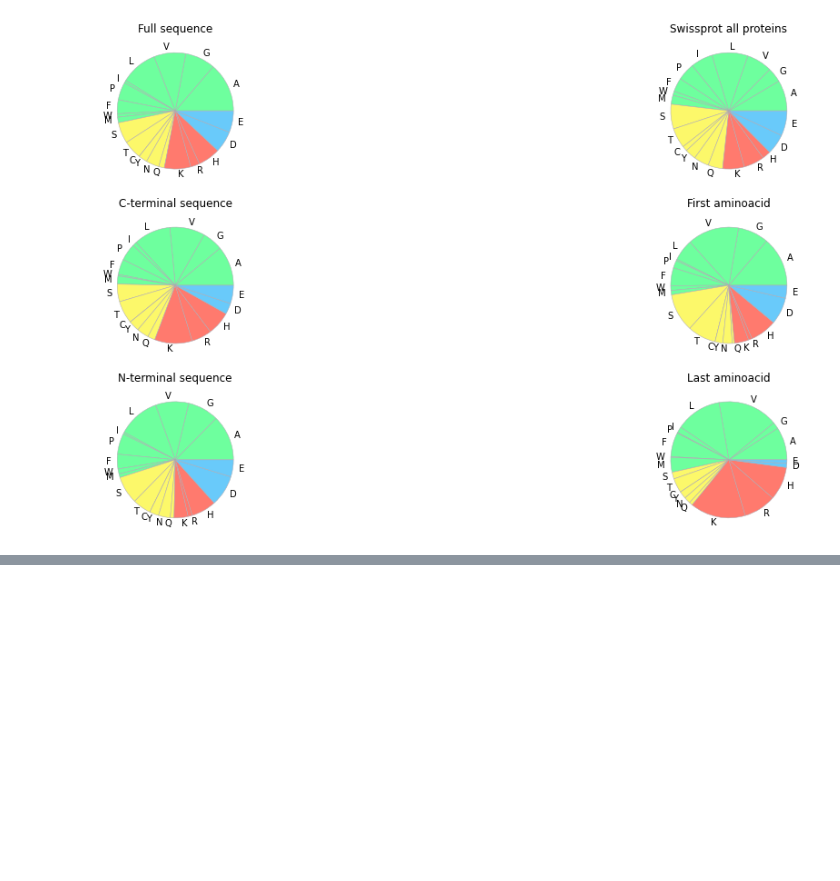
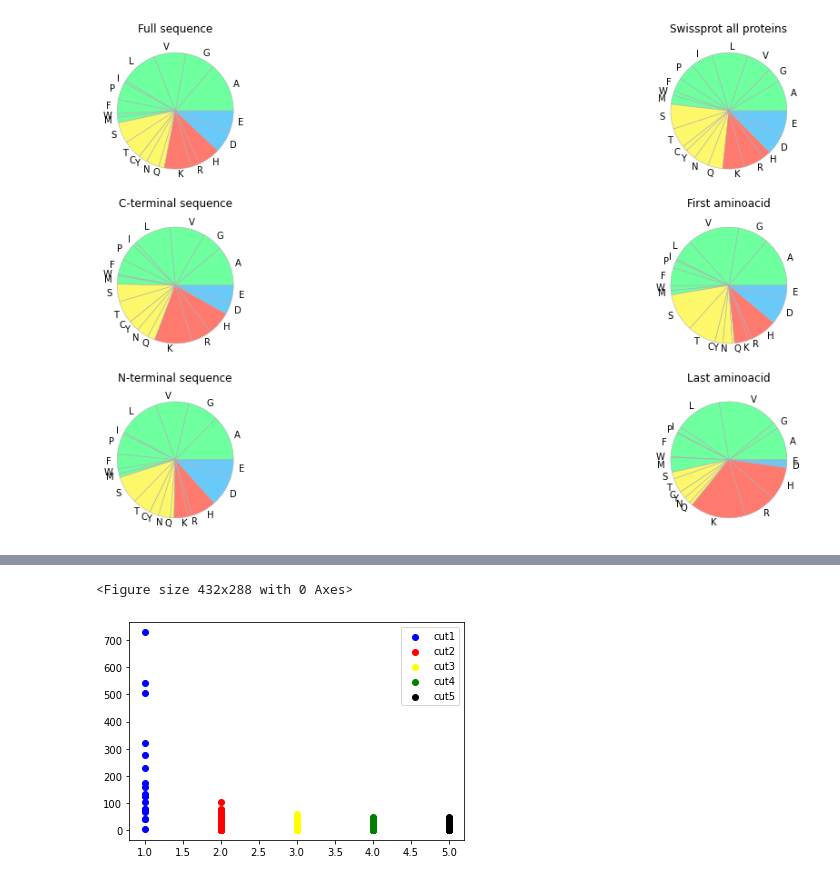
Before and after one commit to ErikHartman/peptidomic_py, a Jupyter notebook: playground.ipynb, the cells around one changed output, grey strips where cells are left out. Saved outputs shown, nothing was run; the diff lists cells and outputs as text; code cells hidden in the pictures; blank space fills up the shorter version.

```diff
--- a/methods.ipynb
+++ b/playground.ipynb
@@ -345,0 +485,26 @@ Text(0.5, 1.0, 'Last aminoacid')
+# %%
+
+cut_C_list={
+    1:list(df_1_C['count']),
+    2:list(df_2_C['count']),
+    3:list(df_3_C['count']),
+    4:list(df_4_C['count']),
+    5:list(df_5_C['count']),
+}
+# %%
+fig=plt.figure()
+len(cut_list[key])
+fig, ax = plt.subplots()
+ax.scatter([1]*len(cut_C_list[1]), cut_C_list[1],color='blue', label='cut1')
+ax.scatter([2]*len(cut_C_list[2]), cut_C_list[2],color='red', label='cut2')
+ax.scatter([3]*len(cut_C_list[3]), cut_C_list[3],color='yellow', label='cut3')
+ax.scatter([4]*len(cut_C_list[4]), cut_C_list[4],color='green', label='cut4')
+ax.scatter([5]*len(cut_C_list[5]), cut_C_list[5],color='black', label='cut5')
+
+
+
+plt.legend()
+plt.show()
+# %% [output]
+<Figure size 432x288 with 0 Axes>
+[figure, added]
```
Also changed, not shown: parts of 25 cells of this notebook, 9 other files.
